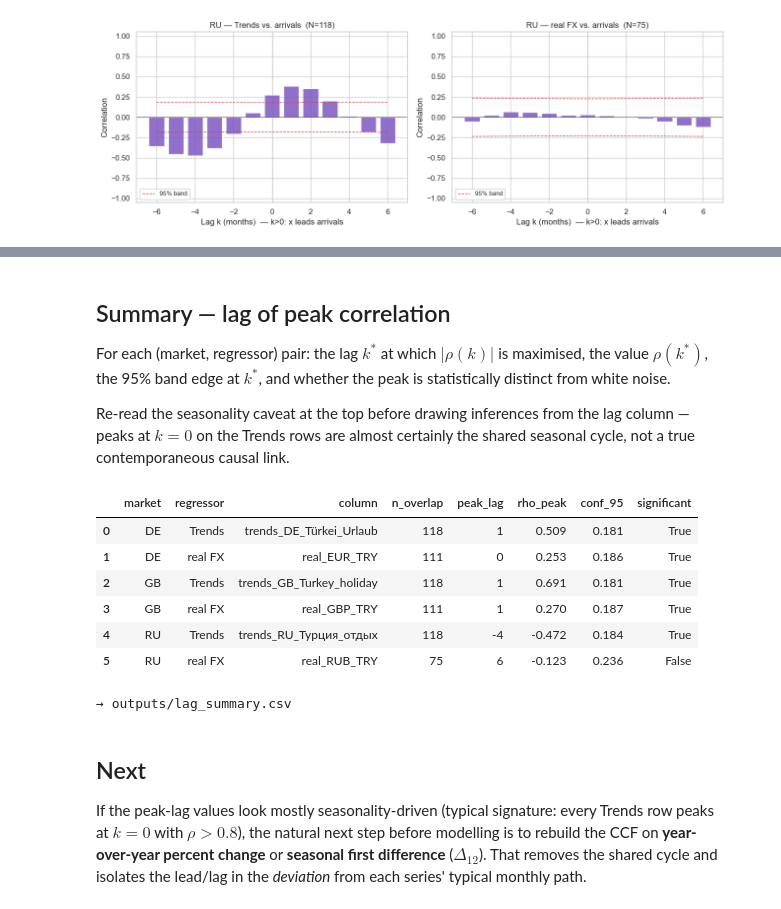
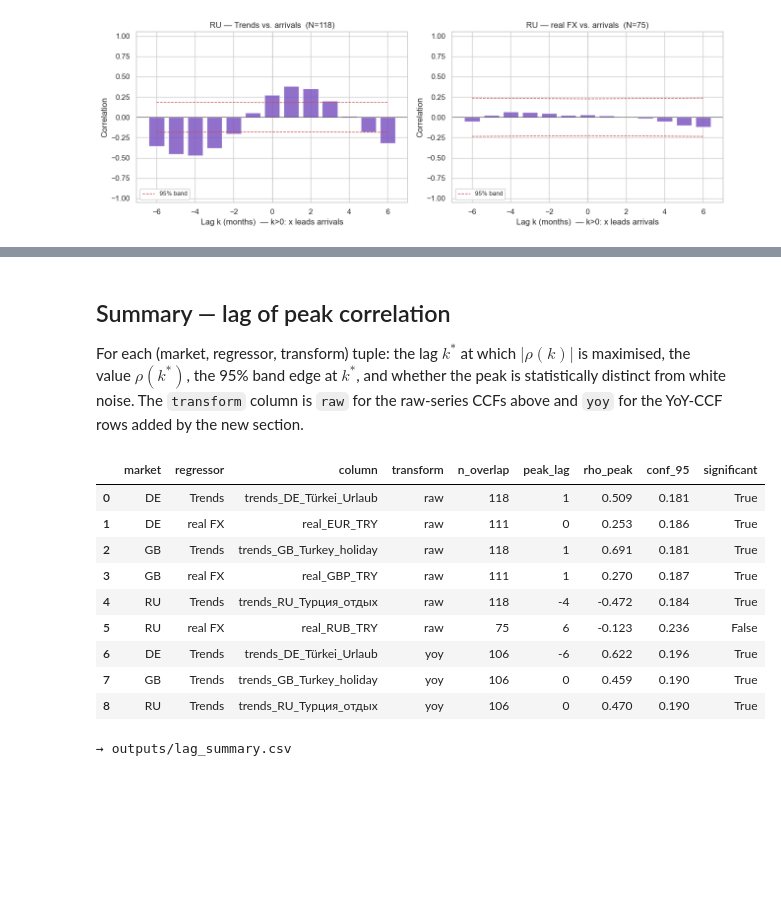
Before and after one commit to MetinSaldiris/turkey-tourism-macro-analysis, a Jupyter notebook: notebooks/02_lag_analysis.ipynb, the cells around one changed output, grey strips where cells are left out. Saved outputs shown, nothing was run; the diff lists cells and outputs as text; code cells hidden in the pictures; blank space fills up the shorter version.

```diff
--- a/notebooks/02_lag_analysis.ipynb
+++ b/notebooks/02_lag_analysis.ipynb
@@ -138,44 +221,61 @@ plt.show()
 # %% [markdown]
 ## Summary — lag of peak correlation
 
-For each (market, regressor) pair: the lag $k^*$ at which $|\rho(k)|$ is maximised, the value $\rho(k^*)$, the 95% band edge at $k^*$, and whether the peak is statistically distinct from white noise.
-
-Re-read the seasonality caveat at the top before drawing inferences from the lag column — peaks at $k = 0$ on the Trends rows are almost certainly the shared seasonal cycle, not a true contemporaneous causal link.
+For each (market, regressor, transform) tuple: the lag $k^*$ at which $|\rho(k)|$ is maximised, the value $\rho(k^*)$, the 95% band edge at $k^*$, and whether the peak is statistically distinct from white noise. The `transform` column is `raw` for the raw-series CCFs above and `yoy` for the YoY-CCF rows added by the new section.
 # %%
 rows = []
 for mkt, spec in MARKETS.items():
     for kind, col in [('Trends', spec['trends']), ('real FX', spec['real_fx'])]:
         lags, vals, conf, n = ccf_two_sided(df[col], df['arrivals_total'])
         absvals = np.abs(vals)
         if np.all(np.isnan(absvals)):
             continue
         i = int(np.nanargmax(absvals))
         rows.append({
             'market':    mkt,
             'regressor': kind,
             'column':    col,
+            'transform': 'raw',
             'n_overlap': n,
             'peak_lag':  int(lags[i]),
             'rho_peak':  round(float(vals[i]), 3),
             'conf_95':   round(float(conf[i]), 3),
             'significant': bool(abs(vals[i]) > conf[i]),
         })
+
+# YoY variants: Trends only (real FX would need CPI on both sides).
+for mkt, (lags, vals, conf, n) in yoy_results.items():
+    absvals = np.abs(vals)
+    if np.all(np.isnan(absvals)):
+        continue
+    i = int(np.nanargmax(absvals))
+    rows.append({
+        'market':    mkt,
+        'regressor': 'Trends',
+        'column':    MARKETS[mkt]['trends'],
+        'transform': 'yoy',
+        'n_overlap': n,
+        'peak_lag':  int(lags[i]),
+        'rho_peak':  round(float(vals[i]), 3),
+        'conf_95':   round(float(conf[i]), 3),
+        'significant': bool(abs(vals[i]) > conf[i]),
+    })
+
 summary = pd.DataFrame(rows)
 summary
 # %% [output]
-|  | market | regressor | column | n_overlap | peak_lag | rho_peak | conf_95 | significant |
-| 0 | DE | Trends | trends_DE_Türkei_Urlaub | 118 | 1 | 0.509 | 0.181 | True |
-| 1 | DE | real FX | real_EUR_TRY | 111 | 0 | 0.253 | 0.186 | True |
-| 2 | GB | Trends | trends_GB_Turkey_holiday | 118 | 1 | 0.691 | 0.181 | True |
-| 3 | GB | real FX | real_GBP_TRY | 111 | 1 | 0.270 | 0.187 | True |
-| 4 | RU | Trends | trends_RU_Турция_отдых | 118 | -4 | -0.472 | 0.184 | True |
-| 5 | RU | real FX | real_RUB_TRY | 75 | 6 | -0.123 | 0.236 | False |
+|  | market | regressor | column | transform | n_overlap | peak_lag | rho_peak | conf_95 | significant |
+| 0 | DE | Trends | trends_DE_Türkei_Urlaub | raw | 118 | 1 | 0.509 | 0.181 | True |
+| 1 | DE | real FX | real_EUR_TRY | raw | 111 | 0 | 0.253 | 0.186 | True |
+| 2 | GB | Trends | trends_GB_Turkey_holiday | raw | 118 | 1 | 0.691 | 0.181 | True |
+| 3 | GB | real FX | real_GBP_TRY | raw | 111 | 1 | 0.270 | 0.187 | True |
+| 4 | RU | Trends | trends_RU_Турция_отдых | raw | 118 | -4 | -0.472 | 0.184 | True |
+| 5 | RU | real FX | real_RUB_TRY | raw | 75 | 6 | -0.123 | 0.236 | False |
+| 6 | DE | Trends | trends_DE_Türkei_Urlaub | yoy | 106 | -6 | 0.622 | 0.196 | True |
+| 7 | GB | Trends | trends_GB_Turkey_holiday | yoy | 106 | 0 | 0.459 | 0.190 | True |
+| 8 | RU | Trends | trends_RU_Турция_отдых | yoy | 106 | 0 | 0.470 | 0.190 | True |
 # %%
 summary.to_csv(ROOT / 'outputs' / 'lag_summary.csv', index=False)
 print(f"→ outputs/lag_summary.csv")
 # %% [output]
 → outputs/lag_summary.csv
-# %% [markdown]
-## Next
-
-If the peak-lag values look mostly seasonality-driven (typical signature: every Trends row peaks at $k=0$ with $\rho > 0.8$), the natural next step before modelling is to rebuild the CCF on **year-over-year percent change** or **seasonal first difference** ($\Delta_{12}$). That removes the shared cycle and isolates the lead/lag in the *deviation* from each series' typical monthly path.
```
Also changed, not shown: parts of 7 cells of this notebook, 4 other files.
